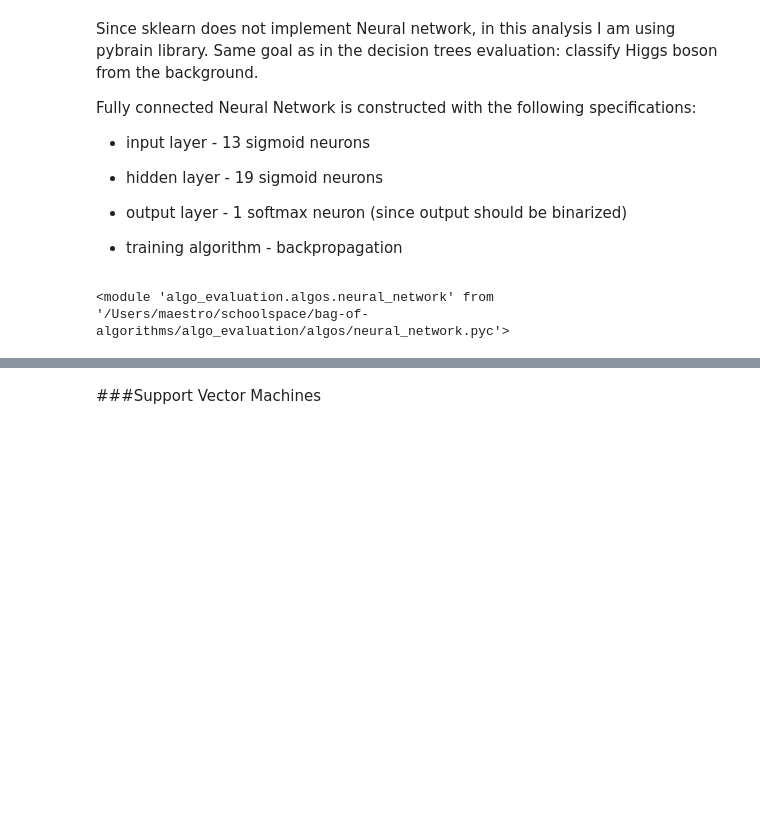
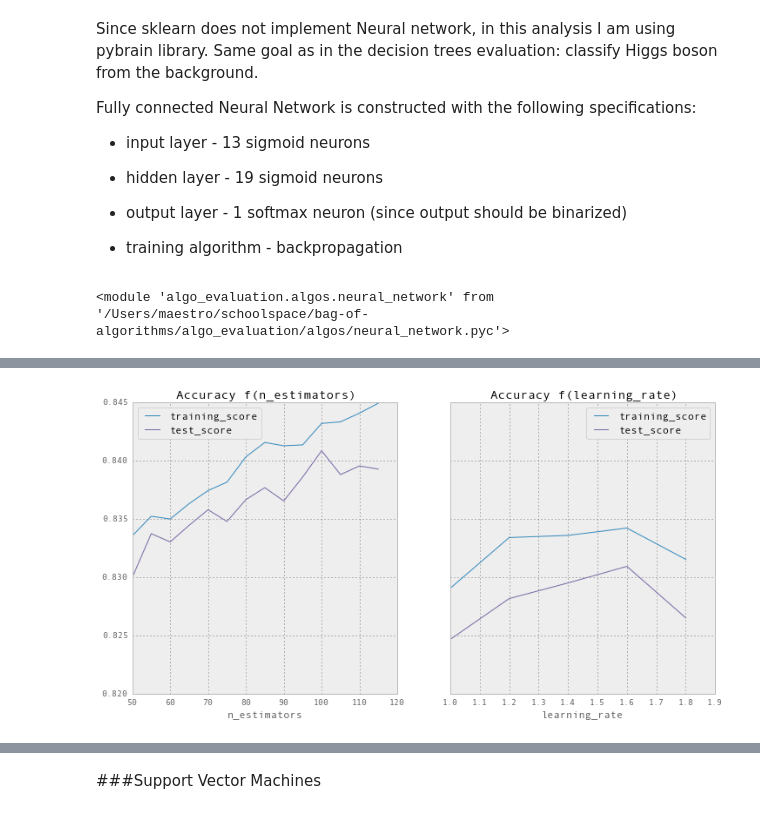
Before and after one commit to sshegheva/bag-of-algorithms, a Jupyter notebook: analysis/notebooks/Supervised Classification.ipynb, the cells around one changed output, grey strips where cells are left out. Saved outputs shown, nothing was run; the diff lists cells and outputs as text; code cells hidden in the pictures; blank space fills up the shorter version.

```diff
--- a/analysis/notebooks/Supervised Classification.ipynb
+++ b/analysis/notebooks/Supervised Classification.ipynb
@@ -164,0 +173,7 @@ Total error:
+# %%
+estimator_df = ab.estimate_best_n_estimators()
+learning_rate_df = ab.estimate_best_learning_rate()
+# %%
+ab.plot_accuracy_functions(estimator_df, learning_rate_df, smoothing_factor=5)
+# %% [output]
+[figure, added]
```
Also changed, not shown: parts of 14 cells of this notebook, 3 other files.
